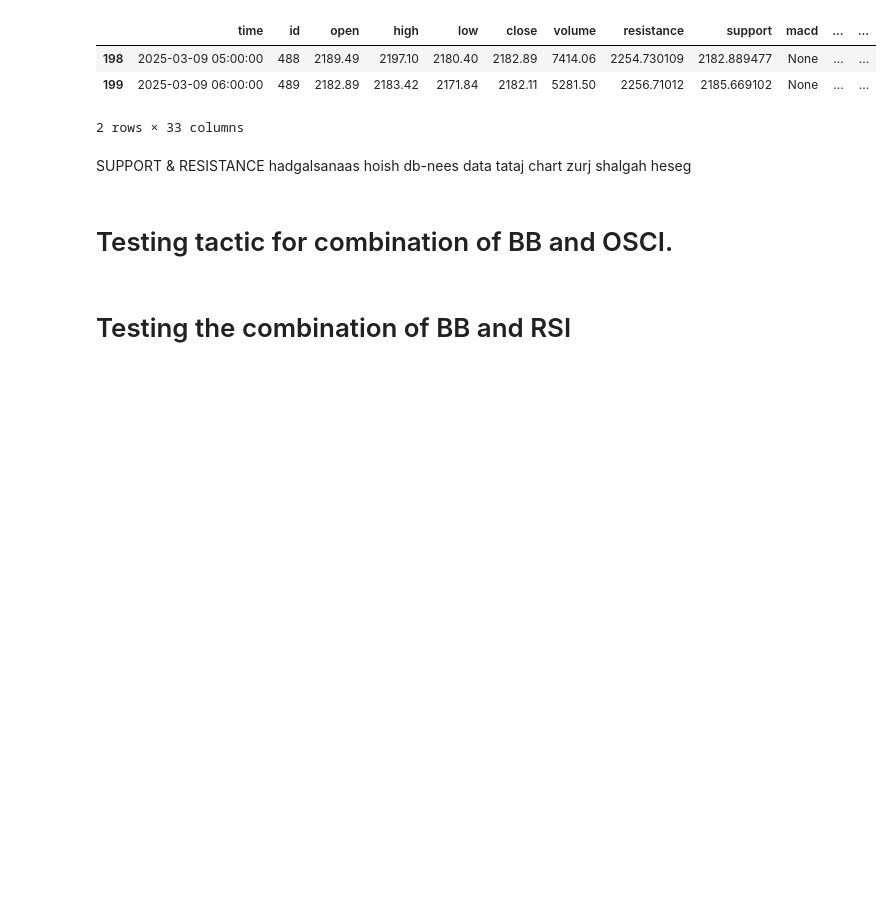
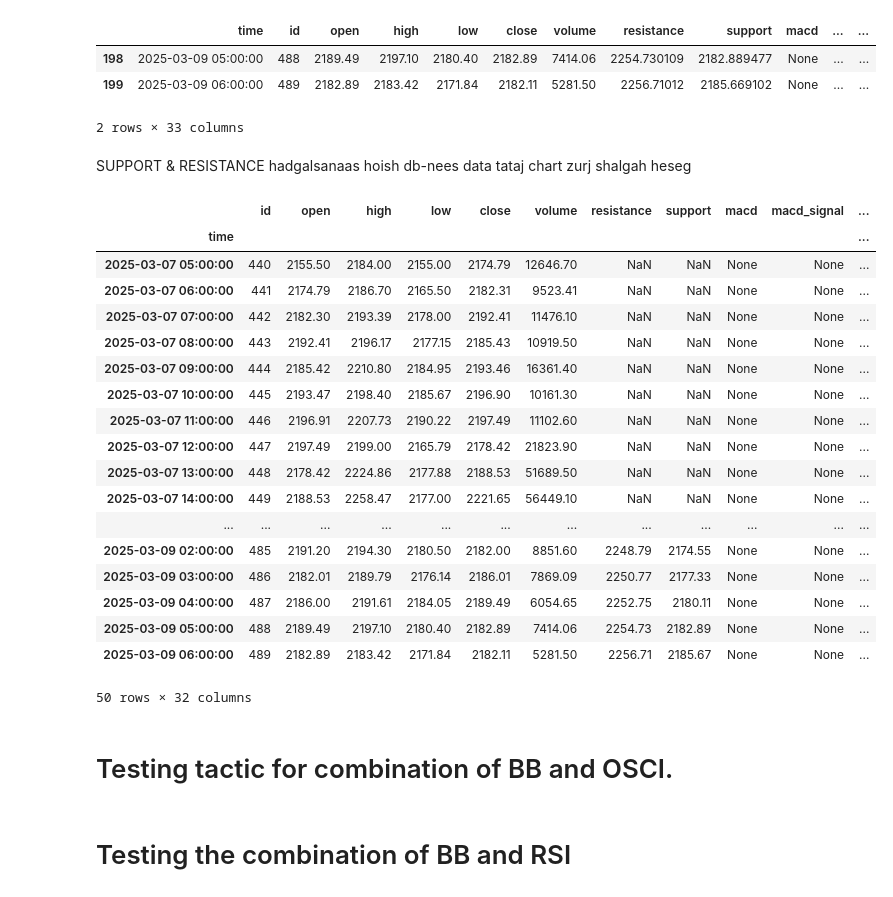
Before and after one commit to Generjet/binance_trader, a Jupyter notebook: crypto_chart_app/channell_trade.ipynb, the cells around one changed output. Saved outputs shown, nothing was run; the diff lists cells and outputs as text; code cells hidden in the pictures; blank space fills up the shorter version.

```diff
--- a/crypto_chart_app/channell_trade.ipynb
+++ b/crypto_chart_app/channell_trade.ipynb
@@ -427,25 +427,50 @@ rsi_fig.show()
 df = fetch_data_from_db(window_size=50, start_date=None, end_date=None)
 
 # analyze with rsi and support and resistance and bollinger bands
-
-df['trade'] = df.apply(lambda row: 'sell' if (row['close'] <= row['resistance'] + 10 and row['close'] >= row['resistance'] - 10 and pd.notnull(row['near_bb_resistance']) and row['rsi'] > 65) else row['trade'], axis=1)
-
+price_range = 15
+df['trade'] = 'wait'
+df['trade'] = df.apply(lambda row: 'buy' if (row['close'] <= (row['support'] + 10) and row['close'] >= (row['support'] - 10) and pd.notnull(row['near_resistance']) and row['rsi'] < 35) else row['trade'], axis=1)
+df['trade'] = df.apply(lambda row: 'sell' if (row['close'] <= (row['resistance'] + 10) and row['close'] >= (row['resistance'] - 10) and pd.notnull(row['near_bb_resistance']) and row['rsi'] > 65) else row['trade'], axis=1)
+df['near_resistance'] = df.apply(lambda row: row['high'] if (abs(row['resistance'] - row['high'])) <= price_range and pd.notnull(row['near_bb_resistance'] and row['rsi'] > 70) else row['near_resistance'], axis=1)
+df['near_support'] = df.apply(lambda row: row['low'] if (abs(row['support'] - row['low'])) <= price_range and pd.notnull(row['near_bb_support'] and row['rsi'] < 30) else row['near_resistance'], axis=1)
 # Plot candlestick chart with support, resistance, and Bollinger Bands
 fig = go.Figure(data=[go.Candlestick(x=df.index,
                 open=df['open'],
                 high=df['high'],
                 low=df['low'],
                 close=df['close'])])
-fig.add_trace(go.Scatter(x=df.index, y=df['support'], mode='lines', name='Support', line=dict(color='blue')))
+fig.add_trace(go.Scatter(x=df.index, y=df['support'], mode='lines', name='Support', line=dict(color='green')))
 fig.add_trace(go.Scatter(x=df.index, y=df['resistance'], mode='lines', name='Resistance', line=dict(color='red')))
 fig.add_trace(go.Scatter(x=df.index, y=df['bb_upper'], mode='lines', name='BB Upper', line=dict(color='blue')))
 fig.add_trace(go.Scatter(x=df.index, y=df['bb_middle'], mode='lines', name='BB Middle', line=dict(color='orange')))
 fig.add_trace(go.Scatter(x=df.index, y=df['bb_lower'], mode='lines', name='BB Lower', line=dict(color='blue')))
 fig.add_trace(go.Scatter(x=df.index, y=df['near_support'], mode='markers', name='Near Support', marker=dict(symbol='star', color='blue', size=10)))
-fig.add_trace(go.Scatter(x=df.index, y=df['near_resistance'], mode='markers', name='Near Resistance', marker=dict(symbol='star',color='green', size=10)))
+fig.add_trace(go.Scatter(x=df.index, y=df['near_resistance'], mode='markers', name='Near Resistance', marker=dict(symbol='star',color='green', size=20)))
 fig.add_trace(go.Scatter(x=df.index, y=df['near_bb_support'], mode='markers', name='Near BB Support', marker=dict(symbol='star', color='blue', size=10)))
-fig.add_trace(go.Scatter(x=df.index, y=df['near_bb_resistance'], mode='markers', name='Near BB Resistance', marker=dict(color='red', size=10)))
+# fig.add_trace(go.Scatter(x=df.index, y=df['near_bb_resistance'], mode='markers', name='Near BB Resistance', marker=dict(color='red', size=10)))
 fig.show()
+# %%
+df
+# %% [output]
+|  | id | open | high | low | close | volume | resistance | support | macd | macd_signal | ... |
+| time |  |  |  |  |  |  |  |  |  |  | ... |
+| 2025-03-07 05:00:00 | 440 | 2155.50 | 2184.00 | 2155.00 | 2174.79 | 12646.70 | NaN | NaN | None | None | ... |
+| 2025-03-07 06:00:00 | 441 | 2174.79 | 2186.70 | 2165.50 | 2182.31 | 9523.41 | NaN | NaN | None | None | ... |
+| 2025-03-07 07:00:00 | 442 | 2182.30 | 2193.39 | 2178.00 | 2192.41 | 11476.10 | NaN | NaN | None | None | ... |
+| 2025-03-07 08:00:00 | 443 | 2192.41 | 2196.17 | 2177.15 | 2185.43 | 10919.50 | NaN | NaN | None | None | ... |
+| 2025-03-07 09:00:00 | 444 | 2185.42 | 2210.80 | 2184.95 | 2193.46 | 16361.40 | NaN | NaN | None | None | ... |
+| 2025-03-07 10:00:00 | 445 | 2193.47 | 2198.40 | 2185.67 | 2196.90 | 10161.30 | NaN | NaN | None | None | ... |
+| 2025-03-07 11:00:00 | 446 | 2196.91 | 2207.73 | 2190.22 | 2197.49 | 11102.60 | NaN | NaN | None | None | ... |
+| 2025-03-07 12:00:00 | 447 | 2197.49 | 2199.00 | 2165.79 | 2178.42 | 21823.90 | NaN | NaN | None | None | ... |
+| 2025-03-07 13:00:00 | 448 | 2178.42 | 2224.86 | 2177.88 | 2188.53 | 51689.50 | NaN | NaN | None | None | ... |
+| 2025-03-07 14:00:00 | 449 | 2188.53 | 2258.47 | 2177.00 | 2221.65 | 56449.10 | NaN | NaN | None | None | ... |
+| ... | ... | ... | ... | ... | ... | ... | ... | ... | ... | ... | ... |
+| 2025-03-09 02:00:00 | 485 | 2191.20 | 2194.30 | 2180.50 | 2182.00 | 8851.60 | 2248.79 | 2174.55 | None | None | ... |
+| 2025-03-09 03:00:00 | 486 | 2182.01 | 2189.79 | 2176.14 | 2186.01 | 7869.09 | 2250.77 | 2177.33 | None | None | ... |
+| 2025-03-09 04:00:00 | 487 | 2186.00 | 2191.61 | 2184.05 | 2189.49 | 6054.65 | 2252.75 | 2180.11 | None | None | ... |
+| 2025-03-09 05:00:00 | 488 | 2189.49 | 2197.10 | 2180.40 | 2182.89 | 7414.06 | 2254.73 | 2182.89 | None | None | ... |
+| 2025-03-09 06:00:00 | 489 | 2182.89 | 2183.42 | 2171.84 | 2182.11 | 5281.50 | 2256.71 | 2185.67 | None | None | ... |
+50 rows × 32 columns
 # %% [markdown]
 # Testing tactic for combination of BB and OSCI.
 # %%
```
